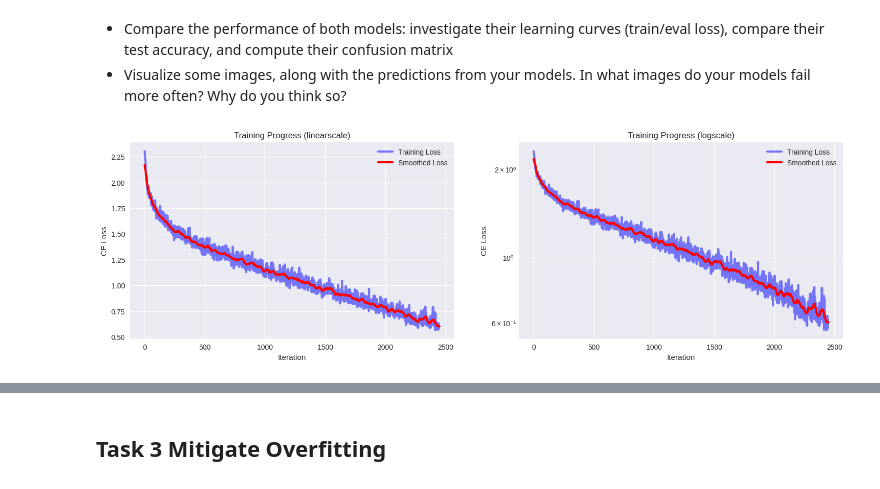
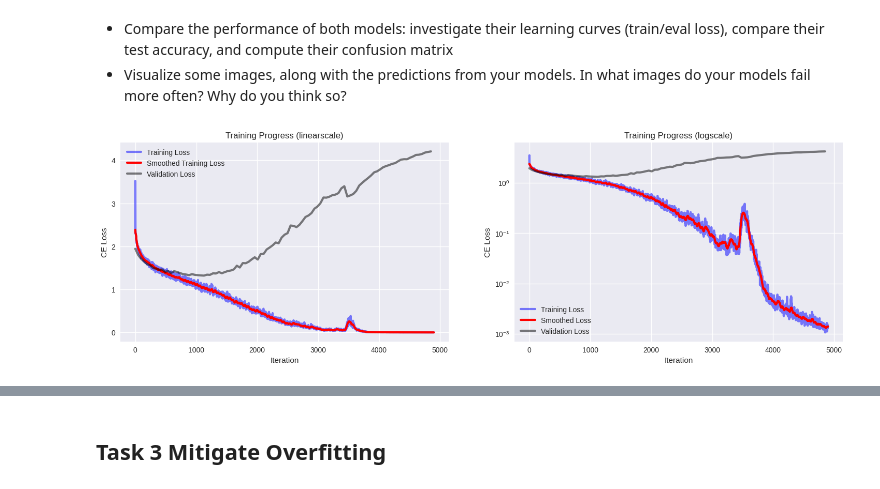
Before and after one commit to kel16/CudaLabTasksSS25, a Jupyter notebook: Session1/Analysis_MLP.ipynb, the cells around one changed output, grey strips where cells are left out. Cells and saved outputs as stored; diff of their text form; code cells hidden in the pictures.

```diff
--- a/Session1/Analysis_MLP.ipynb
+++ b/Session1/Analysis_MLP.ipynb
@@ -26,7 +26,7 @@ DATASET_PATH = './data'
 BATCH_SIZE = 1024
 SHUFFLE_TRAIN = True
 
-NUM_EPOCHS = 50
+NUM_EPOCHS = 100
 # %% [markdown]
 ## Task 1
 
@@ -52,7 +54,7 @@ eval_loader = torch.utils.data.DataLoader(
 # %% [markdown]
 ### MLP
 # %%
-LR = 1e-4
+LR = 1e-3
 
 INPUT_DIM = np.prod(train_dataset.data.shape[-3:]) # 32*32*3
 OUTPUT_DIM = len(set(train_dataset.targets)) # 10
@@ -72,7 +74,7 @@ from train import train
 criterion = nn.CrossEntropyLoss()
 optimizer = torch.optim.Adam(mlp.parameters(), lr=LR)
 
-losses = train(mlp, NUM_EPOCHS, train_loader, device, criterion, optimizer)
+losses = train(mlp, NUM_EPOCHS, train_loader, eval_loader, device, criterion, optimizer)
 # %%
 from save_utils import save_model_config
 
@@ -85,9 +89,9 @@ from save_utils import save_model_config
 # %%
 from visualize import plot_learning_curve
 
-plot_learning_curve(losses)
+plot_learning_curve(losses[0], losses[1], len(losses[0])//len(losses[1]))
 # %% [output]
-[figure, old version]
+[figure, new version]
 # %%
 from evaluate import evaluate
 from torchmetrics.classification import MulticlassConfusionMatrix
```
Also changed, not shown: parts of 21 cells of this notebook, 7 other files.
